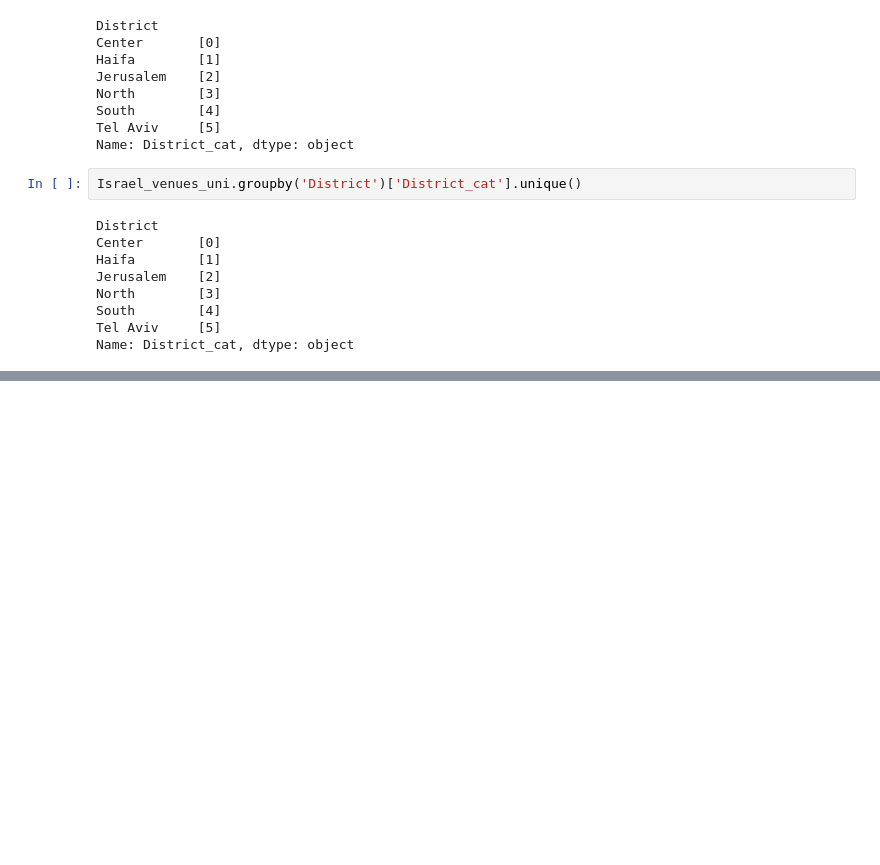
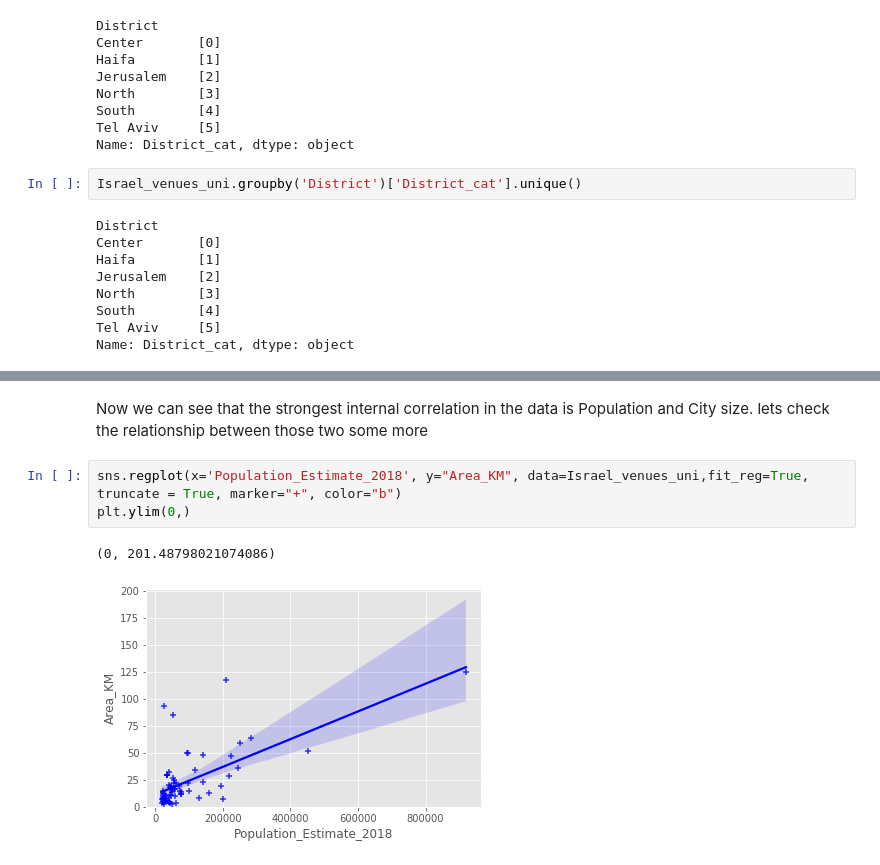
Before and after one commit to guy6400/Coursera_Capstone, a Jupyter notebook: Capstone_Project_Final.ipynb, the cells around one changed output, grey strips where cells are left out. Saved outputs shown, nothing was run; the diff lists cells and outputs as text; blank space fills up the shorter version.

```diff
--- a/Capstone_Project_Final.ipynb
+++ b/Capstone_Project_Final.ipynb
@@ -1109,0 +1125,9 @@ fig.savefig('Venue_freq_compared.png')
+# %% [markdown]
+Now we can see that the strongest internal correlation in the data is Population and City size.
+lets check the relationship between those two some more
+# %%
+sns.regplot(x='Population_Estimate_2018', y="Area_KM", data=Israel_venues_uni,fit_reg=True, truncate = True, marker="+", color="b")
+plt.ylim(0,)
+# %% [output]
+(0, 201.48798021074086)
+[figure, added]
```
Also changed, not shown: parts of 10 cells of this notebook.
